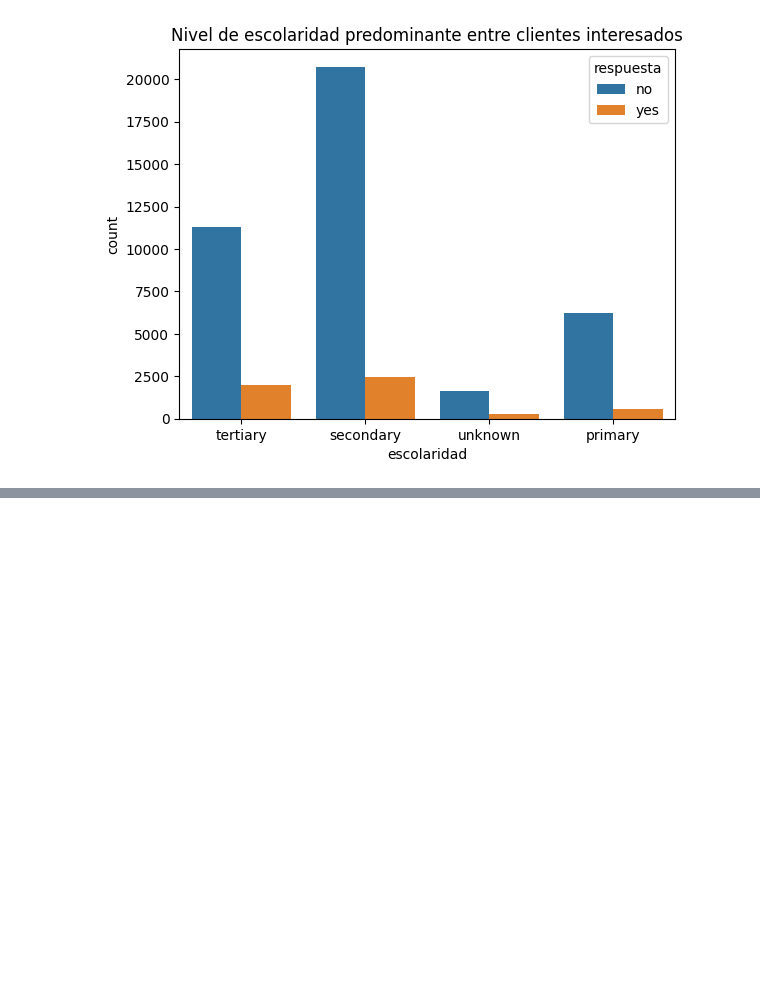
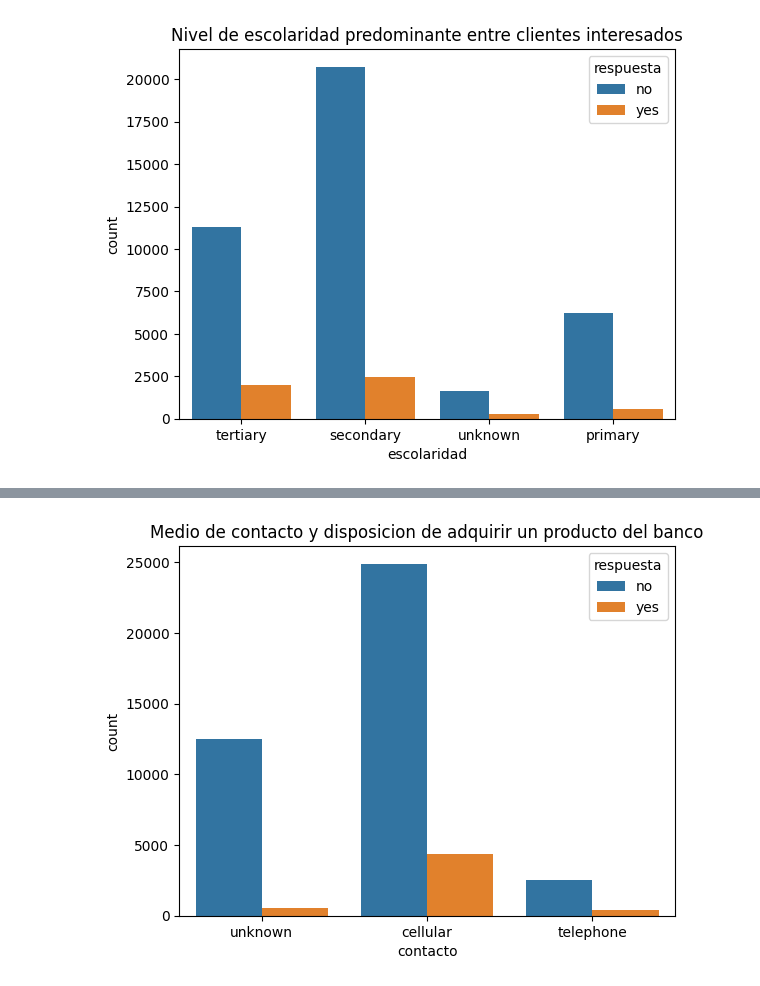
Before and after one commit to Felipecuestas98/Bootcamp-Mintic, a Jupyter notebook: Ejercicio_banco.ipynb, the cells around one changed output, grey strips where cells are left out. Saved outputs shown, nothing was run; the diff lists cells and outputs as text; code cells hidden in the pictures; blank space fills up the shorter version.

```diff
--- a/Ejercicio_banco.ipynb
+++ b/Ejercicio_banco.ipynb
@@ -535,0 +543,7 @@ plt.show()
+# %%
+# grafico de barras que muestra el medio de contacto y la disposicion de adquirir un producto
+sns.countplot(x='contacto',hue='respuesta',data=data_clean)
+plt.title('Medio de contacto y disposicion de adquirir un producto del banco')
+plt.show()
+# %% [output]
+[figure, added]
```
Also changed, not shown: parts of 4 cells of this notebook.
